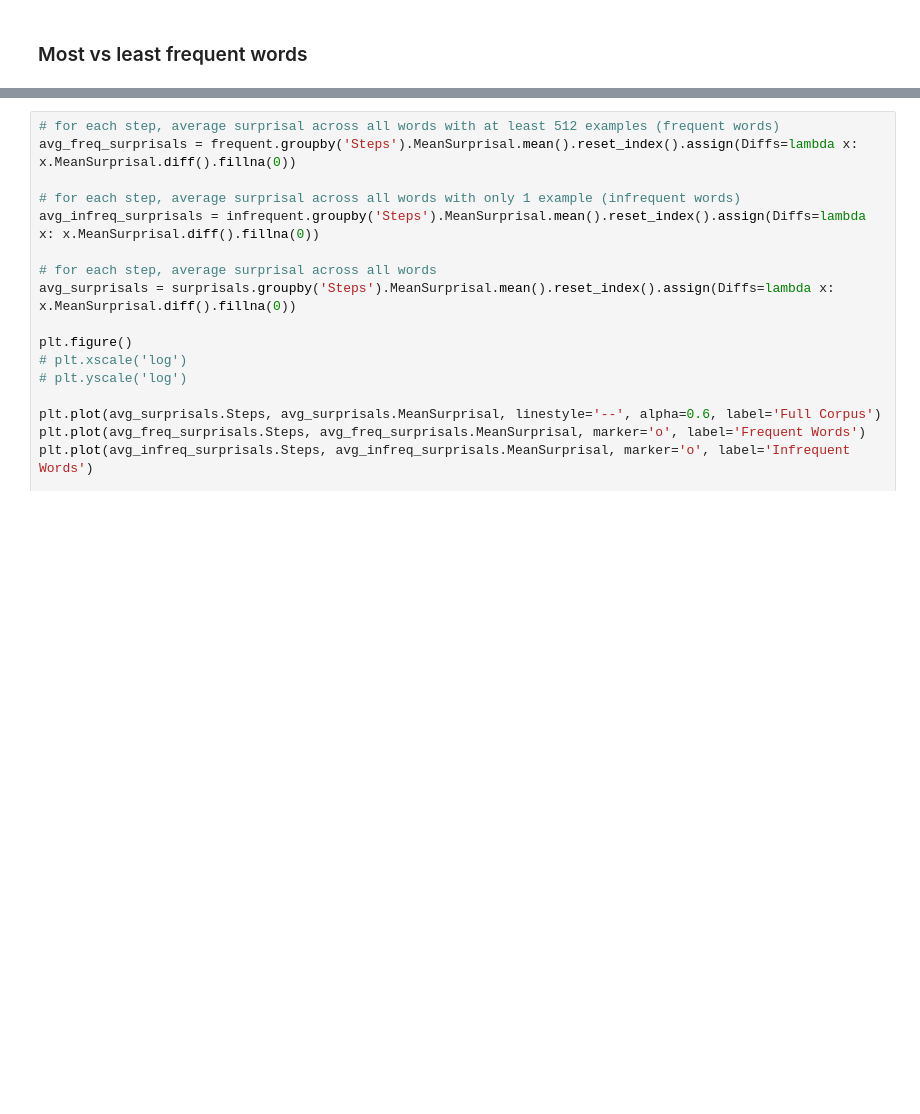
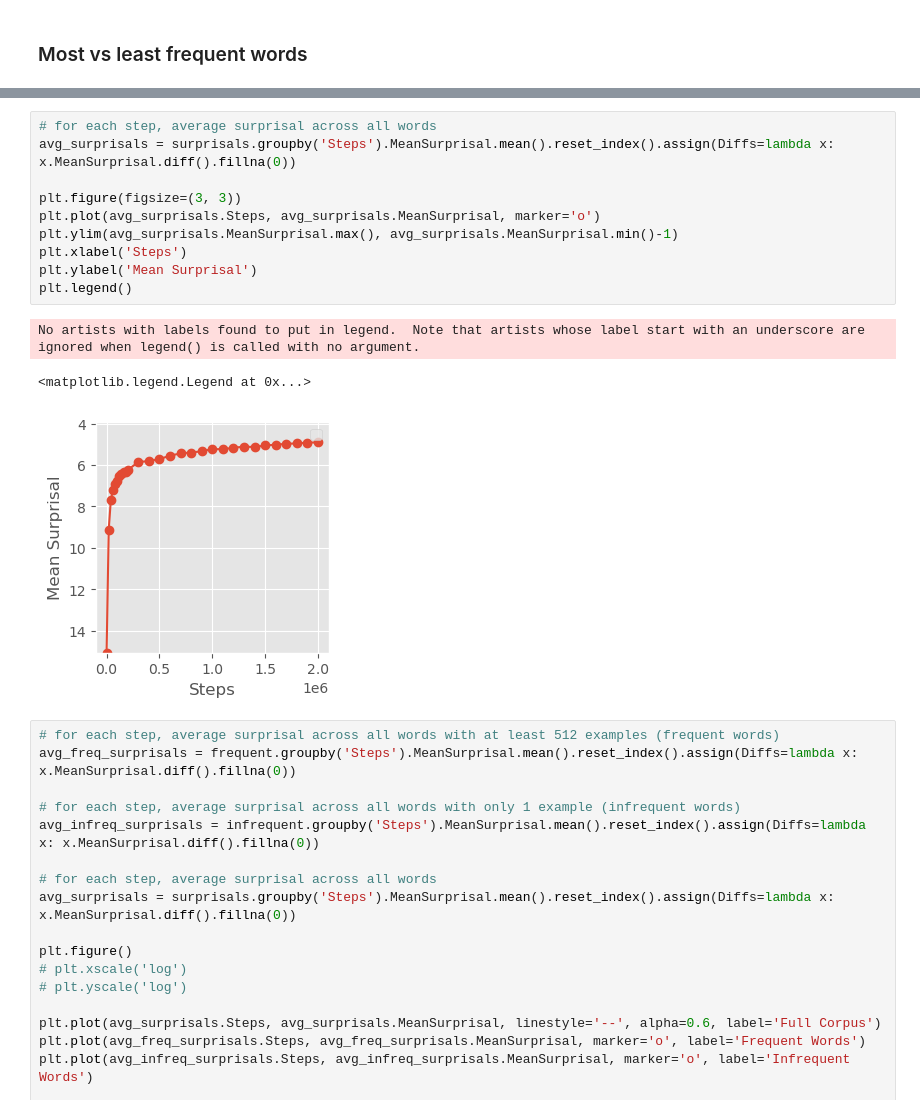
Before and after one commit to NazaninShafiabadi/NeuralLMs, a Jupyter notebook: src/word_acquisition.ipynb, the cells around one changed output, grey strips where cells are left out. Drawn from its saved outputs; the diff is of its cells as text; blank space fills up the shorter version.

```diff
--- a/src/word_acquisition.ipynb
+++ b/src/word_acquisition.ipynb
@@ -131,3 +131,17 @@ Percentage of infrequent words in the dataset (occuring only once): 26.93%
+# %%
+# for each step, average surprisal across all words
+avg_surprisals = surprisals.groupby('Steps').MeanSurprisal.mean().reset_index().assign(Diffs=lambda x: x.MeanSurprisal.diff().fillna(0))
+
+plt.figure(figsize=(3, 3))
+plt.plot(avg_surprisals.Steps, avg_surprisals.MeanSurprisal, marker='o')
+plt.ylim(avg_surprisals.MeanSurprisal.max(), avg_surprisals.MeanSurprisal.min()-1)
+plt.xlabel('Steps')
+plt.ylabel('Mean Surprisal')
+plt.legend()
+# %% [output]
+No artists with labels found to put in legend.  Note that artists whose label start with an underscore are ignored when legend() is called with no argument.
+<matplotlib.legend.Legend at 0x...>
+[figure, added]
 # %%
 # for each step, average surprisal across all words with at least 512 examples (frequent words)
 avg_freq_surprisals = frequent.groupby('Steps').MeanSurprisal.mean().reset_index().assign(Diffs=lambda x: x.MeanSurprisal.diff().fillna(0))
```
Also changed, not shown: parts of 1 cell of this notebook, 2 other files.
